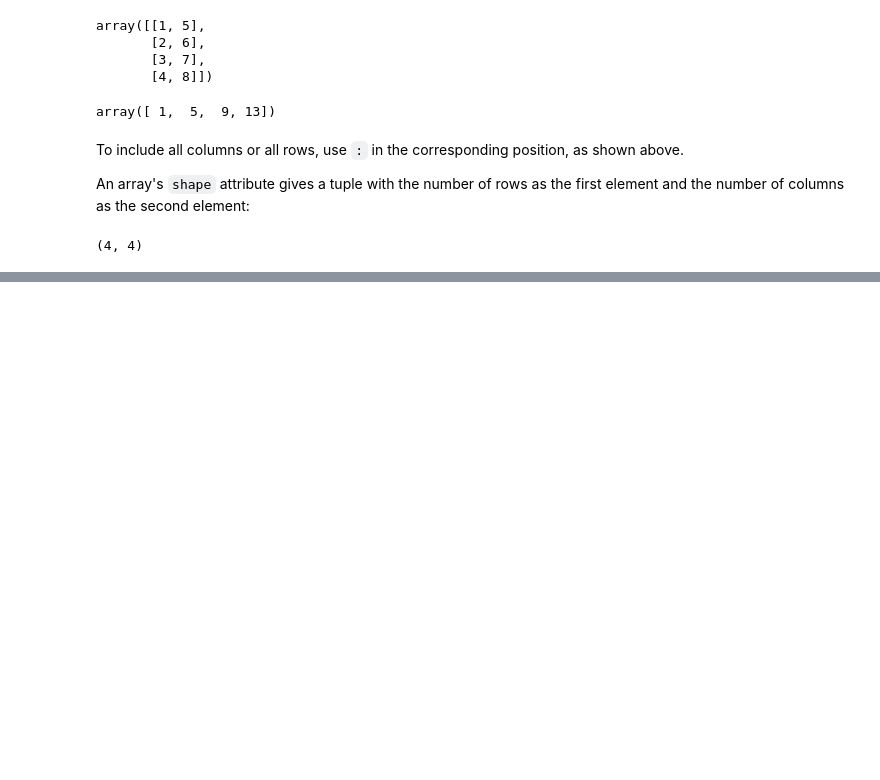
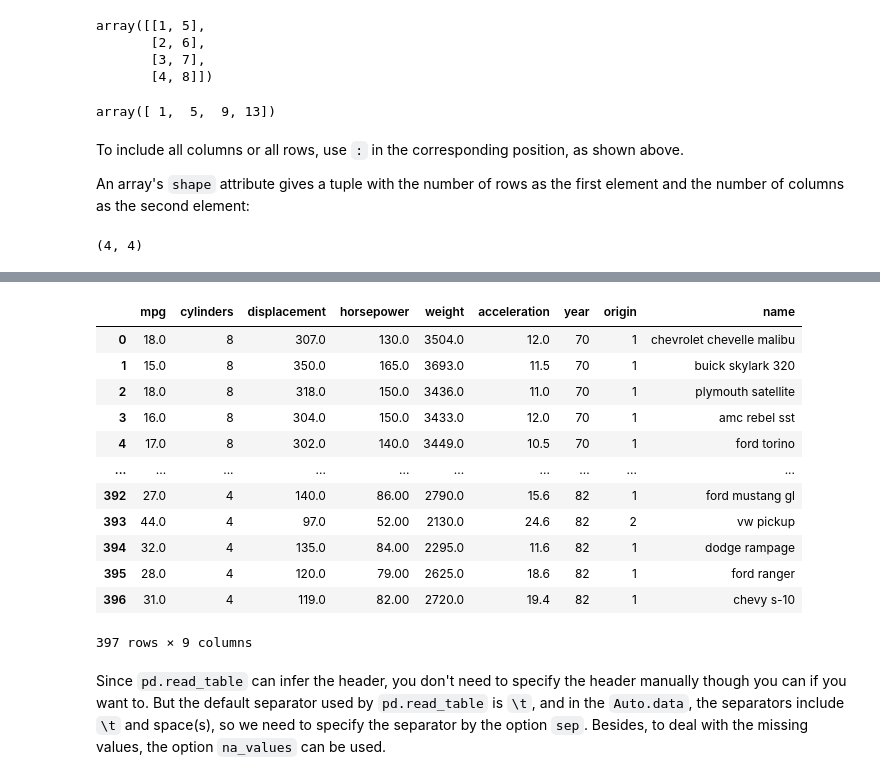
Before and after one commit to chenyulue/ISLP, a Jupyter notebook: Ch02-Statistical_Learning.ipynb, the cells around one changed output, grey strips where cells are left out. Saved outputs shown, nothing was run; the diff lists cells and outputs as text; code cells hidden in the pictures; blank space fills up the shorter version.

```diff
--- a/Ch02-Statistical_Learning.ipynb
+++ b/Ch02-Statistical_Learning.ipynb
@@ -321,0 +327,19 @@ A.shape
+# %%
+Auto = pd.read_table('data/Auto.data', sep='\s+')
+Auto
+# %% [output]
+|  | mpg | cylinders | displacement | horsepower | weight | acceleration | year | origin | name |
+| 0 | 18.0 | 8 | 307.0 | 130.0 | 3504.0 | 12.0 | 70 | 1 | chevrolet chevelle malibu |
+| 1 | 15.0 | 8 | 350.0 | 165.0 | 3693.0 | 11.5 | 70 | 1 | buick skylark 320 |
+| 2 | 18.0 | 8 | 318.0 | 150.0 | 3436.0 | 11.0 | 70 | 1 | plymouth satellite |
+| 3 | 16.0 | 8 | 304.0 | 150.0 | 3433.0 | 12.0 | 70 | 1 | amc rebel sst |
+| 4 | 17.0 | 8 | 302.0 | 140.0 | 3449.0 | 10.5 | 70 | 1 | ford torino |
+| ... | ... | ... | ... | ... | ... | ... | ... | ... | ... |
+| 392 | 27.0 | 4 | 140.0 | 86.00 | 2790.0 | 15.6 | 82 | 1 | ford mustang gl |
+| 393 | 44.0 | 4 | 97.0 | 52.00 | 2130.0 | 24.6 | 82 | 2 | vw pickup |
+| 394 | 32.0 | 4 | 135.0 | 84.00 | 2295.0 | 11.6 | 82 | 1 | dodge rampage |
+| 395 | 28.0 | 4 | 120.0 | 79.00 | 2625.0 | 18.6 | 82 | 1 | ford ranger |
+| 396 | 31.0 | 4 | 119.0 | 82.00 | 2720.0 | 19.4 | 82 | 1 | chevy s-10 |
+397 rows × 9 columns
+# %% [markdown]
+Since `pd.read_table` can infer the header, you don't need to specify the header manually though you can if you want to. But the default separator used by `pd.read_table` is `\t`, and in the `Auto.data`, the separators include `\t` and space(s), so we need to specify the separator by the option `sep`. Besides, to deal with the missing values, the option `na_values` can be used.
```
Also changed, not shown: parts of 13 cells of this notebook.
